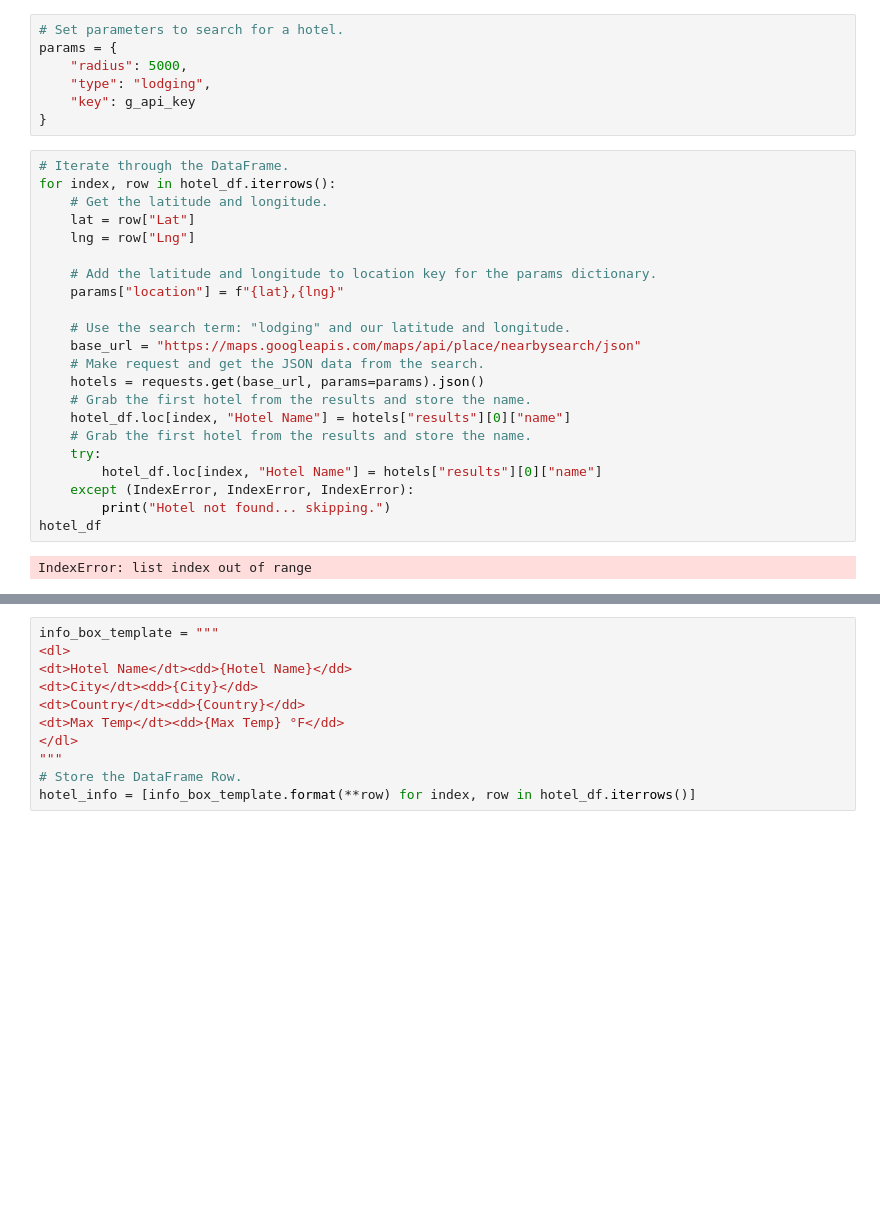
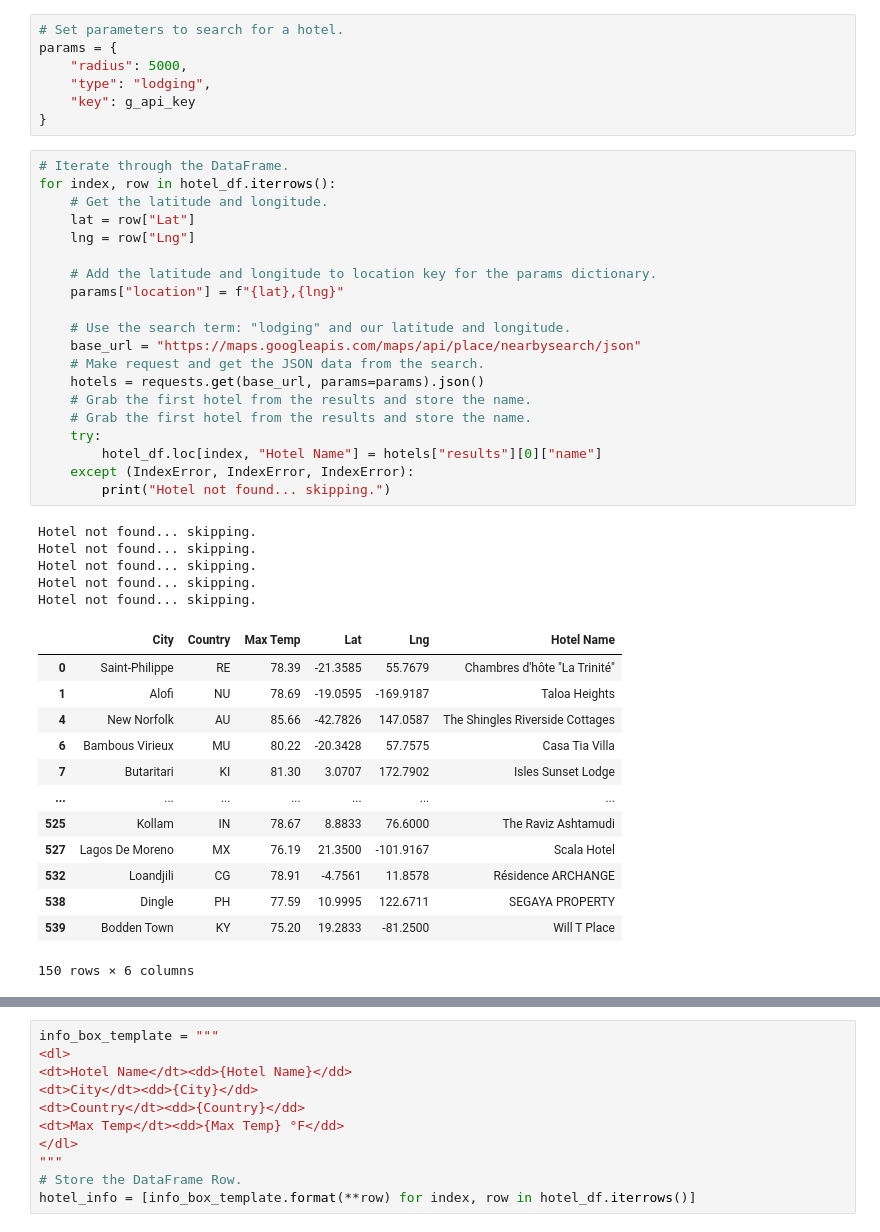
Before and after one commit to jrauschnot/world_weather_analysis, a Jupyter notebook: vacationPy.ipynb, the cells around one changed output, grey strips where cells are left out. Saved outputs shown, nothing was run; the diff lists cells and outputs as text; blank space fills up the shorter version.

```diff
--- a/vacationPy.ipynb
+++ b/vacationPy.ipynb
@@ -174,27 +174,42 @@ params = {
 # %%
 # Iterate through the DataFrame.
 for index, row in hotel_df.iterrows():
     # Get the latitude and longitude.
     lat = row["Lat"]
     lng = row["Lng"]
 
     # Add the latitude and longitude to location key for the params dictionary.
     params["location"] = f"{lat},{lng}"
 
     # Use the search term: "lodging" and our latitude and longitude.
     base_url = "https://maps.googleapis.com/maps/api/place/nearbysearch/json"
     # Make request and get the JSON data from the search.
     hotels = requests.get(base_url, params=params).json()
     # Grab the first hotel from the results and store the name.
-    hotel_df.loc[index, "Hotel Name"] = hotels["results"][0]["name"]
     # Grab the first hotel from the results and store the name.
     try:
         hotel_df.loc[index, "Hotel Name"] = hotels["results"][0]["name"]
     except (IndexError, IndexError, IndexError):
         print("Hotel not found... skipping.")
-hotel_df
 # %% [output]
-IndexError: list index out of range
+Hotel not found... skipping.
+Hotel not found... skipping.
+Hotel not found... skipping.
+Hotel not found... skipping.
+Hotel not found... skipping.
+|  | City | Country | Max Temp | Lat | Lng | Hotel Name |
+| 0 | Saint-Philippe | RE | 78.39 | -21.3585 | 55.7679 | Chambres d'hôte "La Trinité" |
+| 1 | Alofi | NU | 78.69 | -19.0595 | -169.9187 | Taloa Heights |
+| 4 | New Norfolk | AU | 85.66 | -42.7826 | 147.0587 | The Shingles Riverside Cottages |
+| 6 | Bambous Virieux | MU | 80.22 | -20.3428 | 57.7575 | Casa Tia Villa |
+| 7 | Butaritari | KI | 81.30 | 3.0707 | 172.7902 | Isles Sunset Lodge |
+| ... | ... | ... | ... | ... | ... | ... |
+| 525 | Kollam | IN | 78.67 | 8.8833 | 76.6000 | The Raviz Ashtamudi |
+| 527 | Lagos De Moreno | MX | 76.19 | 21.3500 | -101.9167 | Scala Hotel |
+| 532 | Loandjili | CG | 78.91 | -4.7561 | 11.8578 | Résidence ARCHANGE |
+| 538 | Dingle | PH | 77.59 | 10.9995 | 122.6711 | SEGAYA PROPERTY |
+| 539 | Bodden Town | KY | 75.20 | 19.2833 | -81.2500 | Will T Place |
+150 rows × 6 columns
 # %%
 # Add a heatmap of temperature for the vacation spots and marker for each city.
 locations = hotel_df[["Lat", "Lng"]]
```
Also changed, not shown: parts of 4 cells of this notebook, 13 other files.
